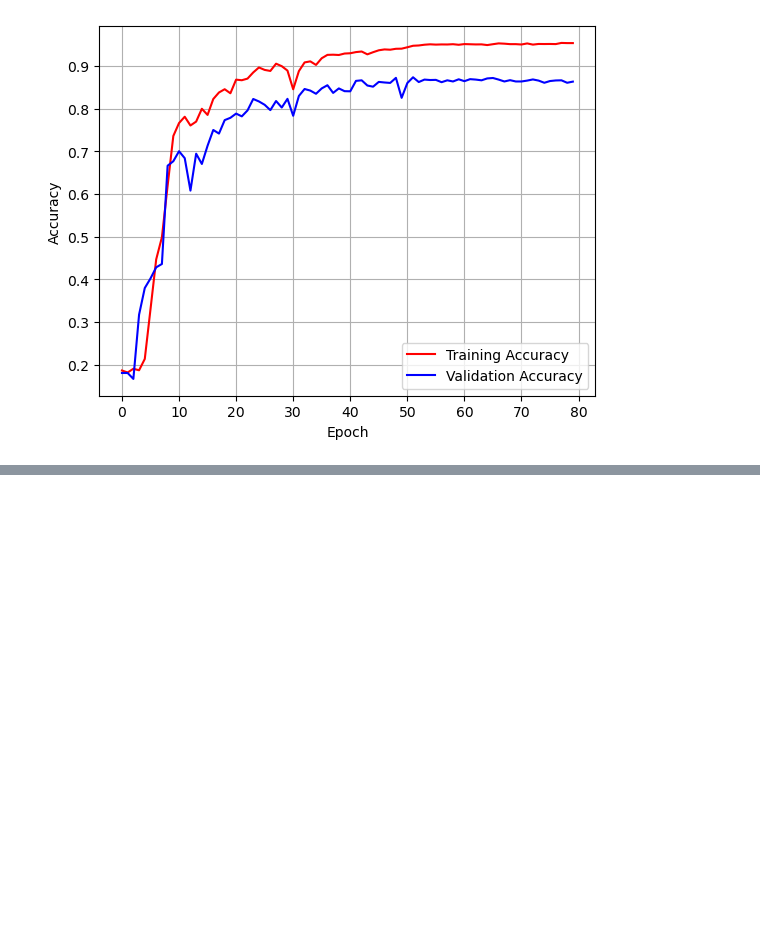
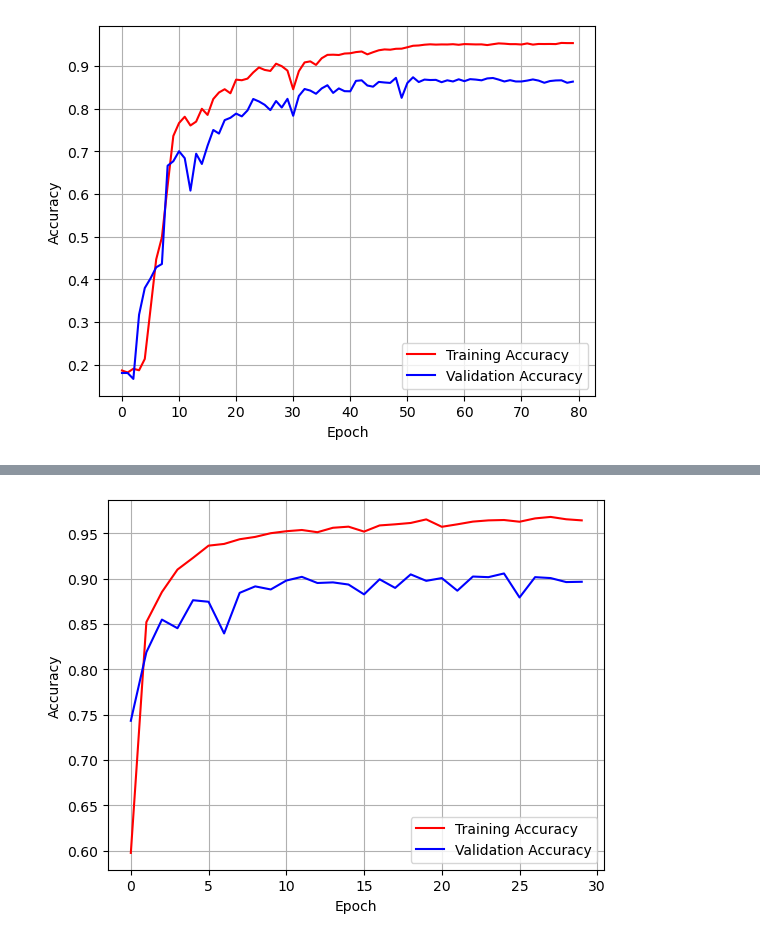
Before and after one commit to fayzi-dev/RNN-Based_Human_Activity_Recognition_using-_Time_Series_Sensor_Data, a Jupyter notebook: LSTM(Long_Short_Term_Memory).ipynb, the cells around one changed output, grey strips where cells are left out. Drawn from its saved outputs; the diff is of its cells as text; code cells hidden in the pictures; blank space fills up the shorter version.

```diff
--- a/LSTM(Long_Short_Term_Memory).ipynb
+++ b/LSTM(Long_Short_Term_Memory).ipynb
@@ -422,0 +536,10 @@ plt.show()
+# %%
+plt.plot(range(epoch_counter), acc_train_history, 'r-', label='Training Accuracy')
+plt.plot(range(epoch_counter), acc_val_history, 'b-', label='Validation Accuracy')
+plt.xlabel('Epoch')
+plt.ylabel('Accuracy')
+plt.grid(True)
+plt.legend()
+plt.show()
+# %% [output]
+[figure, added]
```
Also changed, not shown: parts of 11 cells of this notebook, 1 other file.
